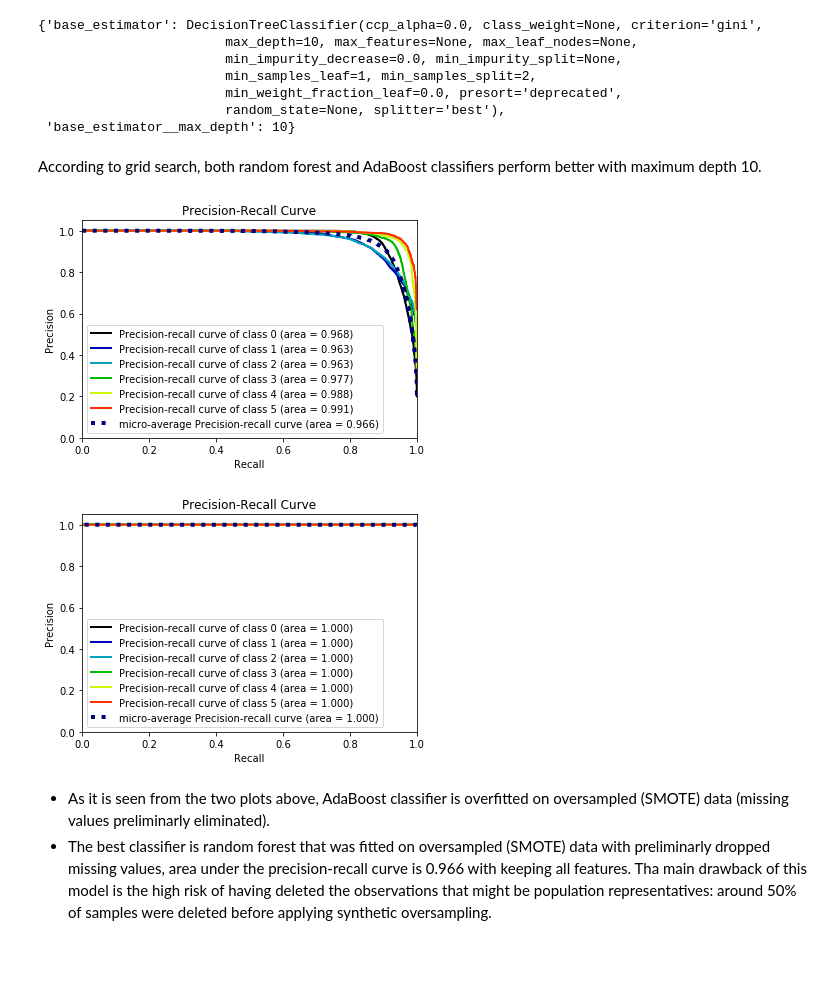
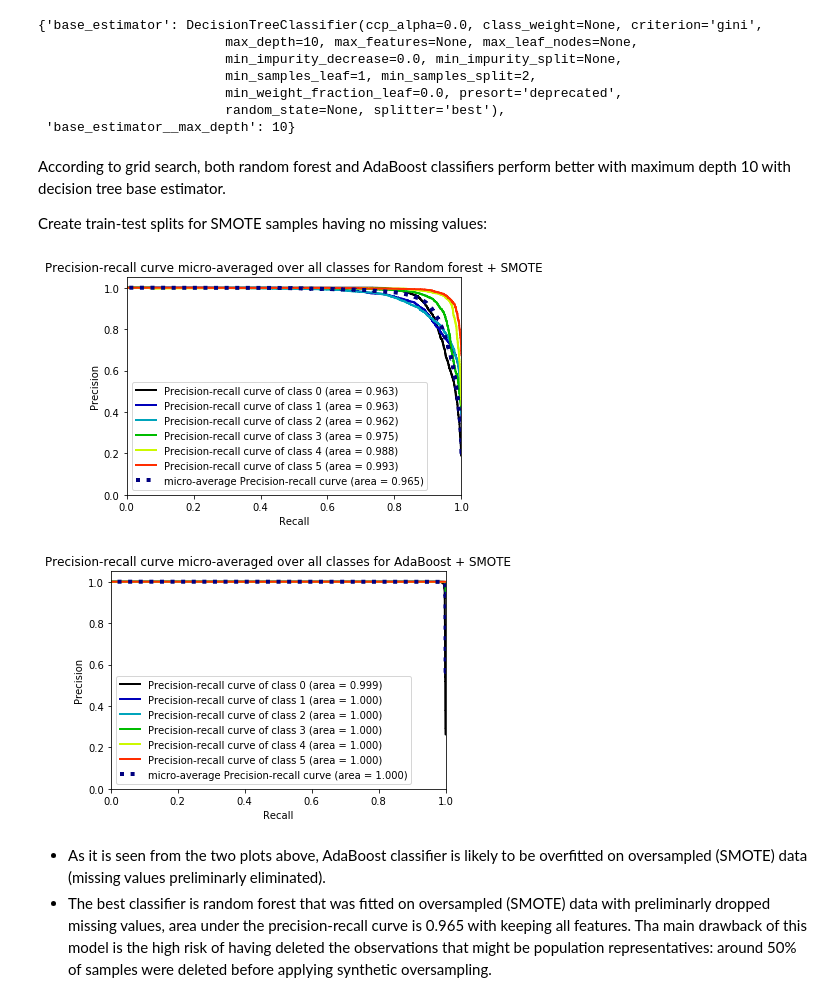
Before and after one commit to vcaramba/companies_bankruptcy_prediction, a Jupyter notebook: jupyter_notebooks/classifiers_comparison.ipynb, the cells around one changed output. Cells and saved outputs as stored; diff of their text form; code cells hidden in the pictures; blank space fills up the shorter version.

```diff
--- a/jupyter_notebooks/classifiers_comparison.ipynb
+++ b/jupyter_notebooks/classifiers_comparison.ipynb
@@ -179,5 +211,9 @@ CV_rfc.best_params_
                         random_state=None, splitter='best'),
  'base_estimator__max_depth': 10}
 # %% [markdown]
-According to grid search, both random forest and AdaBoost classifiers perform better with maximum depth 10.
+According to grid search, both random forest and AdaBoost classifiers perform better with maximum depth 10 with decision tree base estimator.
+
+Create train-test splits for SMOTE samples having no missing values:
+# %%
+X_train_smote, X_test_smote, y_train_smote, y_test_smote = train_test_split(X_smote, y_smote, test_size=0.3)
 # %%
@@ -187,12 +228,15 @@ models = [(RandomForestClassifier(max_depth=10), X_smote, y_smote, '../models/ra
 
 for clr, frs, label, out_dir in models:
     save_model(clr, frs, label, out_dir)
-# %%
-for _, frs, label, in_dir in models:
-    validate(in_dir, frs, label)
-# %% [output]
-[figure, removed]
-[figure, removed]
+# %%
+test_models = [('../models/random_forest_SMOTE_no_nan.pkl', X_test_smote, y_test_smote, 'Random forest + SMOTE'),
+          ('../models/adaboost_SMOTE_no_nan.pkl', X_test_smote, y_test_smote, 'AdaBoost + SMOTE')]
+
+for in_dir, X_test, y_test, title in test_models:
+    validate(in_dir, X_test, y_test, title)
+# %% [output]
+[figure, added]
+[figure, added]
 # %% [markdown]
-- As it is seen from the two plots above, AdaBoost classifier is overfitted on oversampled (SMOTE) data (missing values preliminarly eliminated).
-- The best classifier is random forest that was fitted on oversampled (SMOTE) data with preliminarly dropped missing values, area under the precision-recall curve is 0.966 with keeping all features. Tha main drawback of this model is the high risk of having deleted the observations that might be population representatives: around 50% of samples were deleted before applying synthetic oversampling.
+- As it is seen from the two plots above, AdaBoost classifier is likely to be overfitted on oversampled (SMOTE) data (missing values preliminarly eliminated).
+- The best classifier is random forest that was fitted on oversampled (SMOTE) data with preliminarly dropped missing values, area under the precision-recall curve is 0.965 with keeping all features. Tha main drawback of this model is the high risk of having deleted the observations that might be population representatives: around 50% of samples were deleted before applying synthetic oversampling.
```
Also changed, not shown: parts of 16 cells of this notebook, 3 other files.
